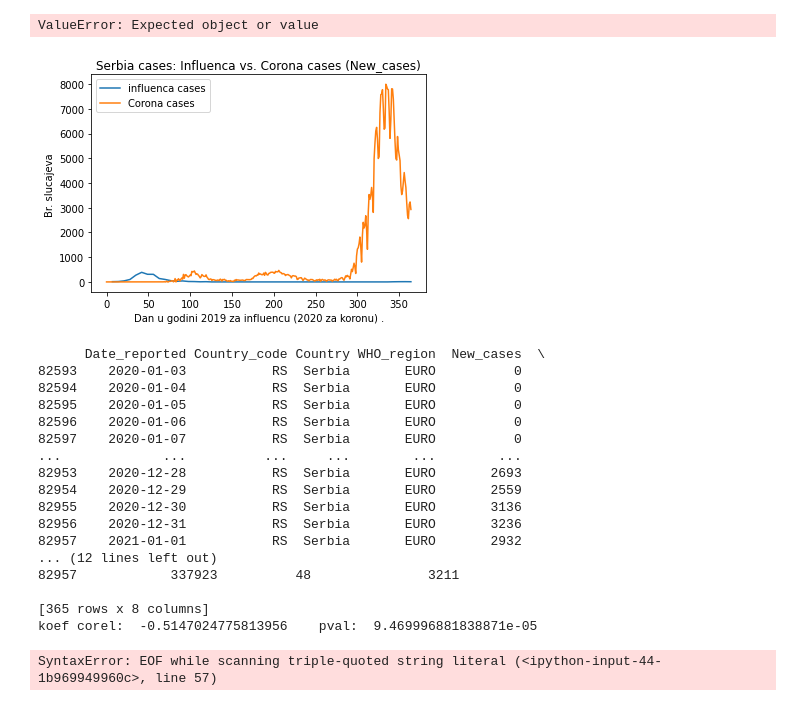
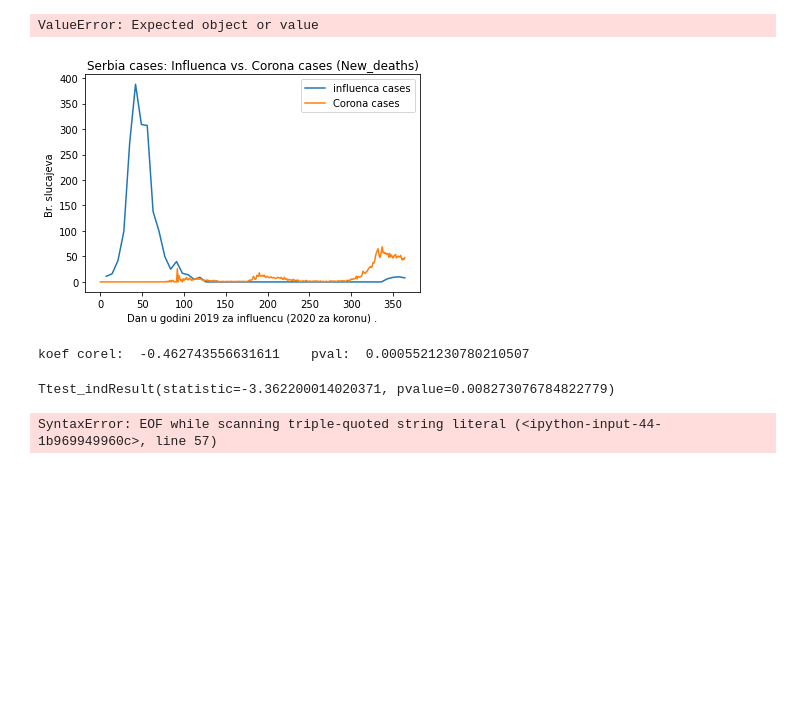
Before and after one commit to markodjukanovic90/belbi-cov19, a Jupyter notebook: skripta/skripta_belbi.ipynb, the cells around one changed output. Drawn from its saved outputs; the diff is of its cells as text; code cells hidden in the pictures; blank space fills up the shorter version.

```diff
--- a/skripta/skripta_belbi.ipynb
+++ b/skripta/skripta_belbi.ipynb
@@ -75,59 +75,66 @@ import numpy as np
 
 flu_serbia = pd.read_csv("../data/flu_serbia.csv")
 flu_serbia_y2020 = flu_serbia[flu_serbia["Year"] == 2019]
-flu_serbia_y2020_w10 = flu_serbia_y2020[flu_serbia_y2020["Week"] >= 0 ]
+flu_serbia_y2020_w10 = flu_serbia_y2020[ (flu_serbia_y2020["Week"] >= 0)] # & (flu_serbia_y2020["Year"] >= 0) ] | za or
+
+# columns to use
 
 column_flu_compare = "ALL_INF" # "INF_A"
+column = "New_deaths" #or "New_cases"
+shift = 0
 
 pt.plot(flu_serbia_y2020_w10["Week"] * 7, flu_serbia_y2020_w10[ column_flu_compare ], label="influenca cases" )
 pt.xlabel("Dan u godini 2019 za influencu (2020 za koronu) .")
 pt.ylabel("Br. slucajeva ")
 
 # korona podaci i odnos:
 # who podaci: WHO-COVID-19-global-data.csv
 # start with March (first positive COVID case)
 
-column = "New_deaths" #or "New_cases"
-shift = 0
 who_dat = pd.read_csv("../data/WHO-COVID-19-global-data.csv")
 who_dat_serbia = who_dat[ who_dat["Country"] == "Serbia"  ]
 who_dat_serbia_pos = who_dat_serbia #[who_dat_serbia["New_cases"] > 0   ]
 who_dat_serbia_pos = who_dat_serbia_pos[shift: (shift + 365) ]
 pt.plot( range(shift, (who_dat_serbia_pos[ column ].shape[ 0 ] + shift), 1), who_dat_serbia_pos[ column ].values, label="Corona cases" )
 pt.legend()
 pt.title("Serbia cases: Influenca vs. Corona cases " + "(" + column + ")" )
 pt.show()
 
 # corelation between corona cases in (2020) and influenca cases in 2019: all for Serbia
 
 from scipy.stats import spearmanr
-print(who_dat_serbia_pos)
+#print(who_dat_serbia_pos)
 
-cumul_by_week_serbia = []
-for i in range(len(who_dat_serbia_pos) // 7 ):
-    cumul_by_week_serbia.append(who_dat_serbia_pos[ column ][ i*7 :  (i+1) * 7 ].mean())
+# cumul. per week function:
 
-value, pval = spearmanr(flu_serbia_y2020_w10["INF_A"].values, cumul_by_week_serbia  )
+def cumul_by_week(dat):
+    cumul_by_week_serbia = []
+    for i in range(len(dat) // 7 ):
+        cumul_by_week_serbia.append(dat[ column ][ i*7 :  (i+1) * 7 ].mean())
+
+    return cumul_by_week_serbia
+
+cumul_by_week_serbia = cumul_by_week(who_dat_serbia_pos)
+
+value, pval = spearmanr(flu_serbia_y2020_w10[ column_flu_compare ].values, cumul_by_week_serbia  )
 print("koef corel: ", value, " ", " pval: ", pval)
+
+# signiffincant difference: january == march (death cases Corona 2021 vs. Flu 2019), first 70 days of the respective years
+
+who_dat_serbia_year2021 = who_dat_serbia[who_dat_serbia["Date_reported"] >= "2021-01-01"][0:70]
+flu_serbia_y2019_w10  = flu_serbia_y2020_w10[flu_serbia_y2020_w10["Week"] <= 10 ]
+cumul_by_week_serbia_y2021 = cumul_by_week(who_dat_serbia_year2021)
+
+from scipy import stats
+#This is a two-sided test for the null hypothesis that 2 independent samples have identical average (expected) values. This test assumes that the populations have identical variances by default.
+# H_0: mi_1 = mi_2 (same mean values) H_1: mi_1 < mi_2
+stats.ttest_ind(cumul_by_week_serbia_y2021, flu_serbia_y2019_w10[ column_flu_compare ].values, equal_var = False)
+
+# Pitanje: da li ovo znaci da nema bitnije razlike izmedju ocekivanog broja umrlih od korone u 2021 i broja od influence u 2019 (januar-mart)?
 # %% [output]
-[figure, old version]
+[figure, new version]
-      Date_reported Country_code Country WHO_region  New_cases  \
-82593    2020-01-03           RS  Serbia       EURO          0
-82594    2020-01-04           RS  Serbia       EURO          0
-82595    2020-01-05           RS  Serbia       EURO          0
-82596    2020-01-06           RS  Serbia       EURO          0
-82597    2020-01-07           RS  Serbia       EURO          0
-...             ...          ...     ...        ...        ...
-82953    2020-12-28           RS  Serbia       EURO       2693
-82954    2020-12-29           RS  Serbia       EURO       2559
-82955    2020-12-30           RS  Serbia       EURO       3136
-82956    2020-12-31           RS  Serbia       EURO       3236
-82957    2021-01-01           RS  Serbia       EURO       2932
-... (12 lines left out)
-82957            337923          48               3211
-
-[365 rows x 8 columns]
-koef corel:  -0.5147024775813956    pval:  9.469996881838871e-05
+koef corel:  -0.462743556631611    pval:  0.0005521230780210507
+Ttest_indResult(statistic=-3.362200014020371, pvalue=0.008273076784822779)
 # %%
 """
 from sklearn import datasets
```
